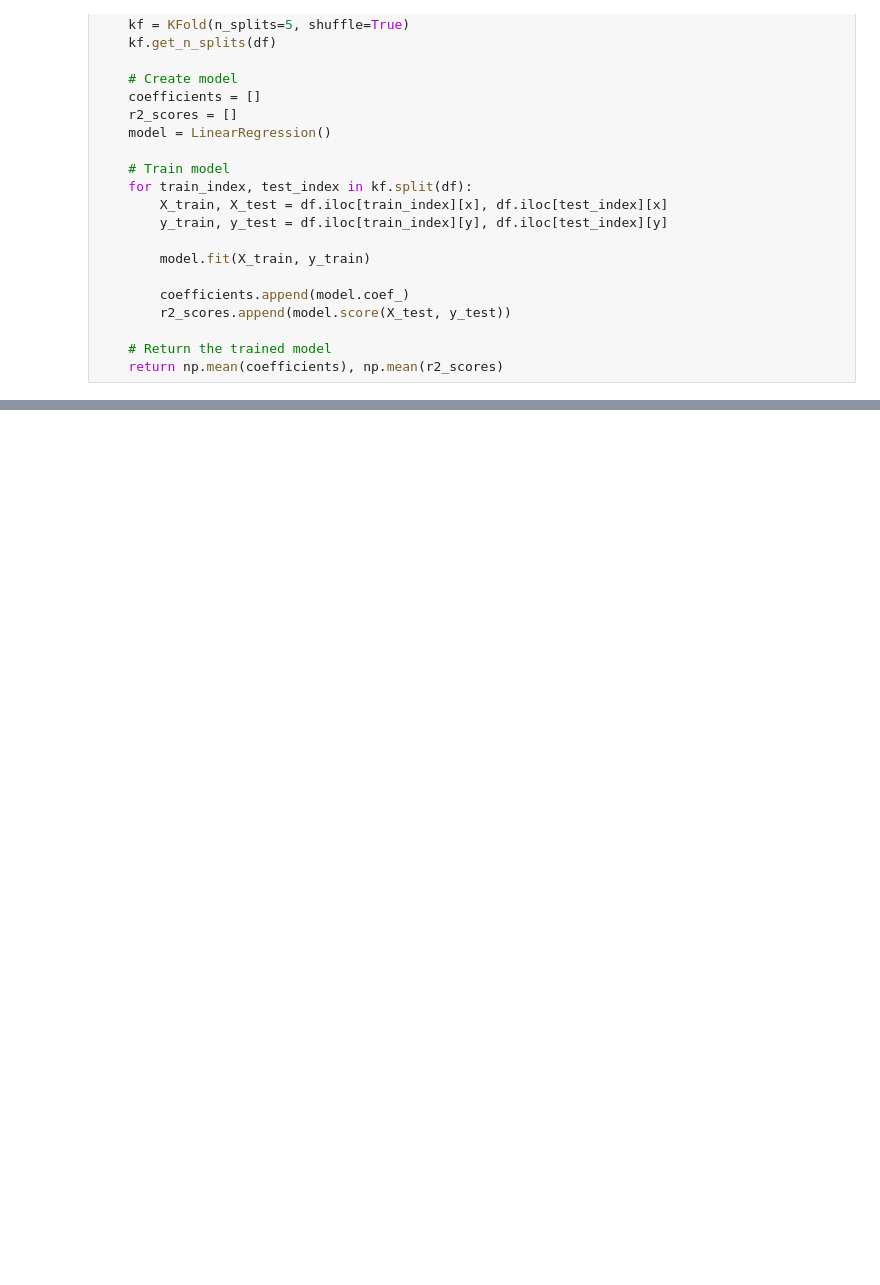
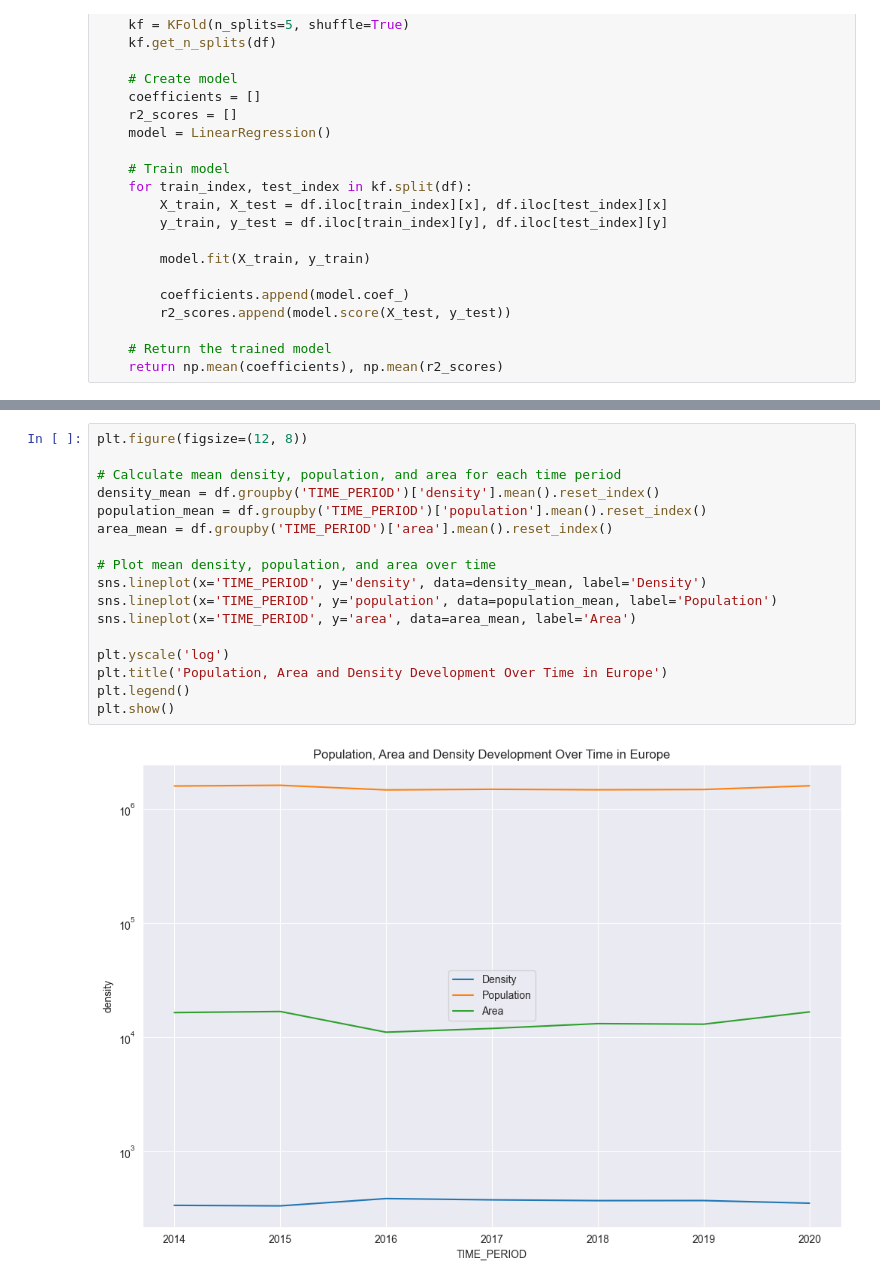
Before and after one commit to mh2134/fcss_w23_grp1, a Jupyter notebook: code/Density_and_log.ipynb, the cells around one changed output, grey strips where cells are left out. Saved outputs shown, nothing was run; the diff lists cells and outputs as text; blank space fills up the shorter version.

```diff
--- a/code/Density_and_log.ipynb
+++ b/code/Density_and_log.ipynb
@@ -181,0 +218,19 @@ Mean R2: 0.18603615325637968
+# %%
+plt.figure(figsize=(12, 8))
+
+# Calculate mean density, population, and area for each time period
+density_mean = df.groupby('TIME_PERIOD')['density'].mean().reset_index()
+population_mean = df.groupby('TIME_PERIOD')['population'].mean().reset_index()
+area_mean = df.groupby('TIME_PERIOD')['area'].mean().reset_index()
+
+# Plot mean density, population, and area over time
+sns.lineplot(x='TIME_PERIOD', y='density', data=density_mean, label='Density')
+sns.lineplot(x='TIME_PERIOD', y='population', data=population_mean, label='Population')
+sns.lineplot(x='TIME_PERIOD', y='area', data=area_mean, label='Area')
+
+plt.yscale('log')
+plt.title('Population, Area and Density Development Over Time in Europe')
+plt.legend()
+plt.show()
+# %% [output]
+[figure, added]
```
Also changed, not shown: parts of 10 cells of this notebook.
